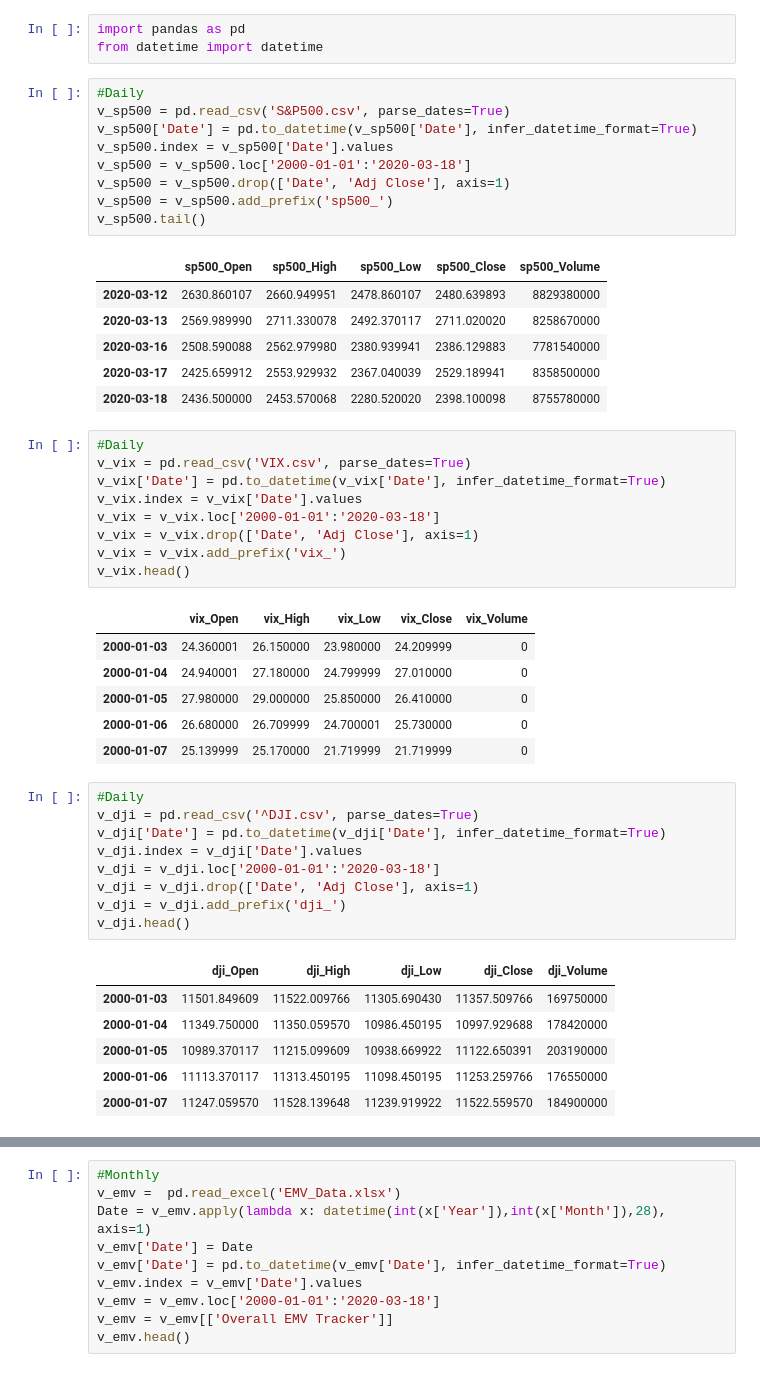
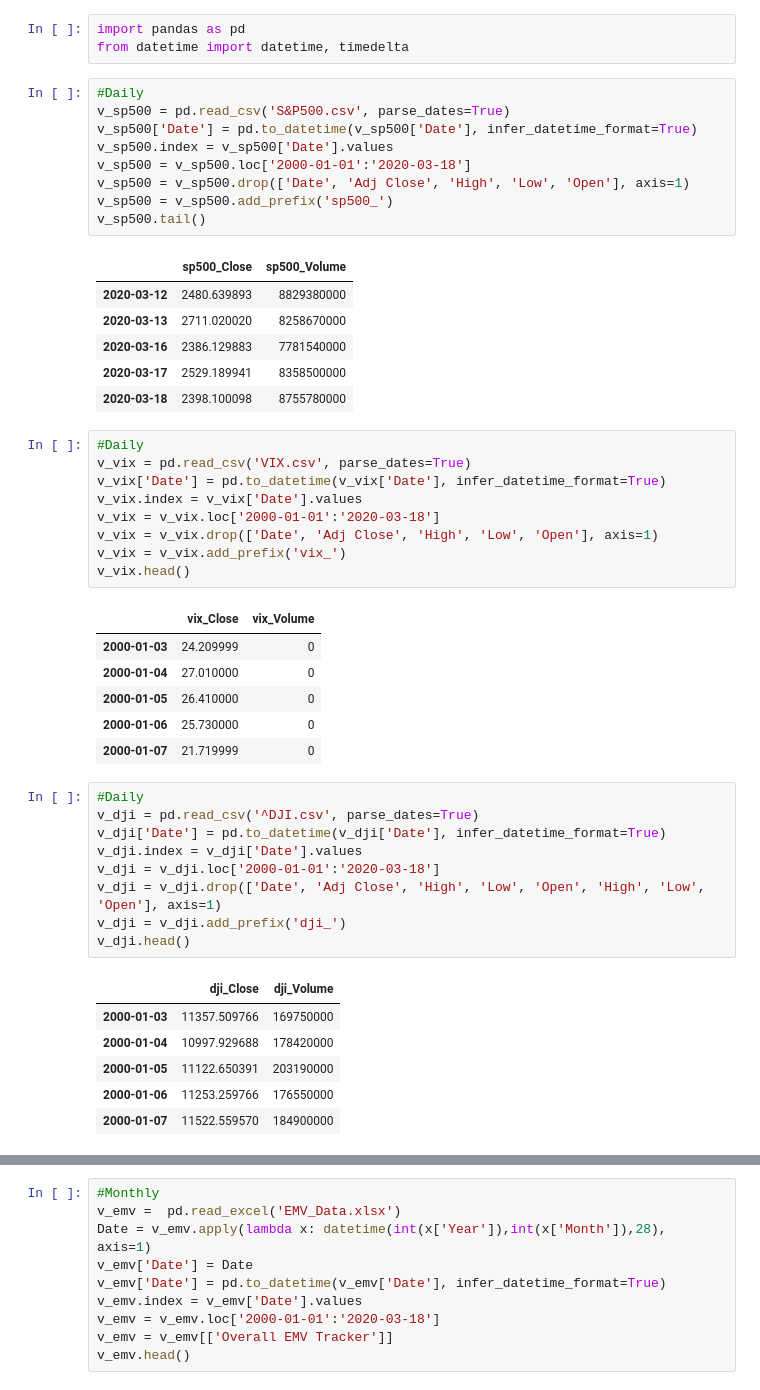
Before and after one commit to silvanaribeiro/TimeSeriesArticle, a Jupyter notebook: Merge All Indexes.ipynb, the cells around one changed output, grey strips where cells are left out. Cells and saved outputs as stored; diff of their text form.

```diff
--- a/Merge All Indexes.ipynb
+++ b/Merge All Indexes.ipynb
@@ -1,54 +1,54 @@
 # %%
 import pandas as pd
-from datetime import datetime
+from datetime import datetime, timedelta
 # %%
 #Daily
 v_sp500 = pd.read_csv('S&P500.csv', parse_dates=True)
 v_sp500['Date'] = pd.to_datetime(v_sp500['Date'], infer_datetime_format=True)
 v_sp500.index = v_sp500['Date'].values
 v_sp500 = v_sp500.loc['2000-01-01':'2020-03-18']
-v_sp500 = v_sp500.drop(['Date', 'Adj Close'], axis=1)
+v_sp500 = v_sp500.drop(['Date', 'Adj Close', 'High', 'Low', 'Open'], axis=1)
 v_sp500 = v_sp500.add_prefix('sp500_')
 v_sp500.tail()
 # %% [output]
-|  | sp500_Open | sp500_High | sp500_Low | sp500_Close | sp500_Volume |
-| 2020-03-12 | 2630.860107 | 2660.949951 | 2478.860107 | 2480.639893 | 8829380000 |
-| 2020-03-13 | 2569.989990 | 2711.330078 | 2492.370117 | 2711.020020 | 8258670000 |
-| 2020-03-16 | 2508.590088 | 2562.979980 | 2380.939941 | 2386.129883 | 7781540000 |
-| 2020-03-17 | 2425.659912 | 2553.929932 | 2367.040039 | 2529.189941 | 8358500000 |
-| 2020-03-18 | 2436.500000 | 2453.570068 | 2280.520020 | 2398.100098 | 8755780000 |
+|  | sp500_Close | sp500_Volume |
+| 2020-03-12 | 2480.639893 | 8829380000 |
+| 2020-03-13 | 2711.020020 | 8258670000 |
+| 2020-03-16 | 2386.129883 | 7781540000 |
+| 2020-03-17 | 2529.189941 | 8358500000 |
+| 2020-03-18 | 2398.100098 | 8755780000 |
 # %%
 #Daily
 v_vix = pd.read_csv('VIX.csv', parse_dates=True)
 v_vix['Date'] = pd.to_datetime(v_vix['Date'], infer_datetime_format=True)
 v_vix.index = v_vix['Date'].values
 v_vix = v_vix.loc['2000-01-01':'2020-03-18']
-v_vix = v_vix.drop(['Date', 'Adj Close'], axis=1)
+v_vix = v_vix.drop(['Date', 'Adj Close', 'High', 'Low', 'Open'], axis=1)
 v_vix = v_vix.add_prefix('vix_')
 v_vix.head()
 # %% [output]
-|  | vix_Open | vix_High | vix_Low | vix_Close | vix_Volume |
-| 2000-01-03 | 24.360001 | 26.150000 | 23.980000 | 24.209999 | 0 |
-| 2000-01-04 | 24.940001 | 27.180000 | 24.799999 | 27.010000 | 0 |
-| 2000-01-05 | 27.980000 | 29.000000 | 25.850000 | 26.410000 | 0 |
-| 2000-01-06 | 26.680000 | 26.709999 | 24.700001 | 25.730000 | 0 |
-| 2000-01-07 | 25.139999 | 25.170000 | 21.719999 | 21.719999 | 0 |
+|  | vix_Close | vix_Volume |
+| 2000-01-03 | 24.209999 | 0 |
+| 2000-01-04 | 27.010000 | 0 |
+| 2000-01-05 | 26.410000 | 0 |
+| 2000-01-06 | 25.730000 | 0 |
+| 2000-01-07 | 21.719999 | 0 |
 # %%
 #Daily
 v_dji = pd.read_csv('^DJI.csv', parse_dates=True)
 v_dji['Date'] = pd.to_datetime(v_dji['Date'], infer_datetime_format=True)
 v_dji.index = v_dji['Date'].values
 v_dji = v_dji.loc['2000-01-01':'2020-03-18']
-v_dji = v_dji.drop(['Date', 'Adj Close'], axis=1)
+v_dji = v_dji.drop(['Date', 'Adj Close', 'High', 'Low', 'Open', 'High', 'Low', 'Open'], axis=1)
 v_dji = v_dji.add_prefix('dji_')
 v_dji.head()
 # %% [output]
-|  | dji_Open | dji_High | dji_Low | dji_Close | dji_Volume |
-| 2000-01-03 | 11501.849609 | 11522.009766 | 11305.690430 | 11357.509766 | 169750000 |
-| 2000-01-04 | 11349.750000 | 11350.059570 | 10986.450195 | 10997.929688 | 178420000 |
-| 2000-01-05 | 10989.370117 | 11215.099609 | 10938.669922 | 11122.650391 | 203190000 |
-| 2000-01-06 | 11113.370117 | 11313.450195 | 11098.450195 | 11253.259766 | 176550000 |
-| 2000-01-07 | 11247.059570 | 11528.139648 | 11239.919922 | 11522.559570 | 184900000 |
+|  | dji_Close | dji_Volume |
+| 2000-01-03 | 11357.509766 | 169750000 |
+| 2000-01-04 | 10997.929688 | 178420000 |
+| 2000-01-05 | 11122.650391 | 203190000 |
+| 2000-01-06 | 11253.259766 | 176550000 |
+| 2000-01-07 | 11522.559570 | 184900000 |
 # %%
 #Daily
 v_ndx = pd.read_csv('^NDX.csv', parse_dates=True)
```
Also changed, not shown: parts of 11 cells of this notebook, 17 other files.
